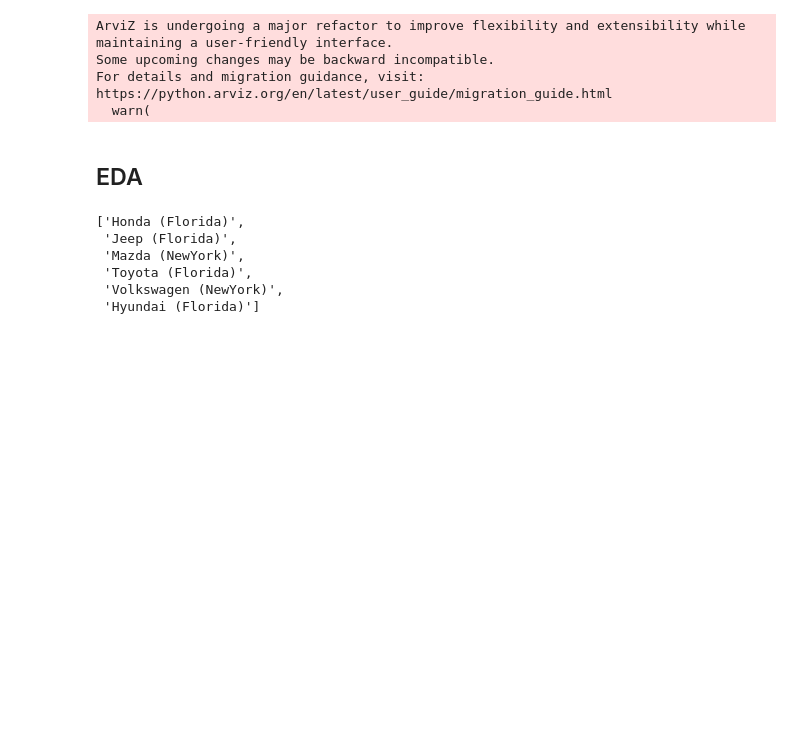
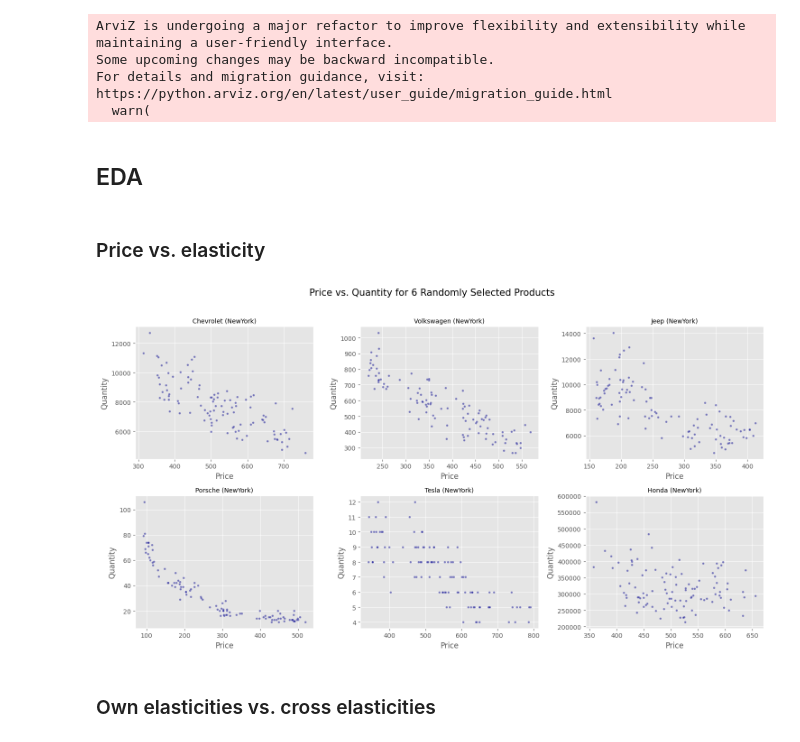
Before and after one commit to kirawei2025/price-elasticity-pymc, a Jupyter notebook: code.ipynb, the cells around one changed output. Drawn from its saved outputs; the diff is of its cells as text; code cells hidden in the pictures; blank space fills up the shorter version.

```diff
--- a/code.ipynb
+++ b/code.ipynb
@@ -17,9 +17,14 @@ For details and migration guidance, visit: https://python.arviz.org/en/latest/us
 # %%
 # impport datasets
 data = pd.read_csv('data/synthetic_dataset.csv')
-product_list = pd.read_csv('data/product_list.csv')
+product_elasticities_df = pd.read_csv('data/product_elasticities_df.csv')
 # %% [markdown]
 ## EDA
+# %% [markdown]
+### Price vs. elasticity
 # %%
-# create random number generator
 rng = np.random.default_rng(seed=42)
+### Price vs. Quantity - plot 6 products randomly selected from each state * brand combination
+brand_choice = list(rng.choice(product_elasticities_df['product'].unique(),6, replace=False))
+state_choice = product_elasticities_df['state'].unique()
+product_list_choice = [i +' ('+ j + ')' for i in brand_choice for j in rng.choice(state_choice,1, replace=False)]
@@ -30,9 +31,25 @@ state_choice = product_list['state'].unique()
 # %%
-[i +' ('+ j + ')' for i in brand_choice for j in rng.choice(state_choice,1, replace=False)]
+# scatter plot
+
+plt.style.use('ggplot')
+fig, axes = plt.subplots(2, 3, figsize=(15, 8), sharex=False, sharey=False)
+for ax, product in zip(axes.flatten(), product_list_choice):
+  sns.scatterplot(
+  data = data.loc[data['product_id'] == product],
+  x = 'price',
+  y = 'quantity',
+  ax = ax,
+  alpha = 0.5,
+  s=12,
+  color = 'darkblue'
+  )
+  ax.set_xlabel('Price')
+  ax.set_ylabel('Quantity')
+  ax.set_title(product, fontsize=10)
+plt.suptitle('Price vs. Quantity for 6 Randomly Selected Products', fontsize=15, y=1.02)
+plt.tight_layout()
+plt.savefig('images/EDA/price_vs_quantity.png', bbox_inches='tight')
 # %% [output]
-['Honda (Florida)',
- 'Jeep (Florida)',
- 'Mazda (NewYork)',
- 'Toyota (Florida)',
- 'Volkswagen (NewYork)',
- 'Hyundai (Florida)']
+[figure, added]
+# %% [markdown]
+### Own elasticities vs. cross elasticities
```
Also changed, not shown: parts of 3 cells of this notebook, 10 other files.
